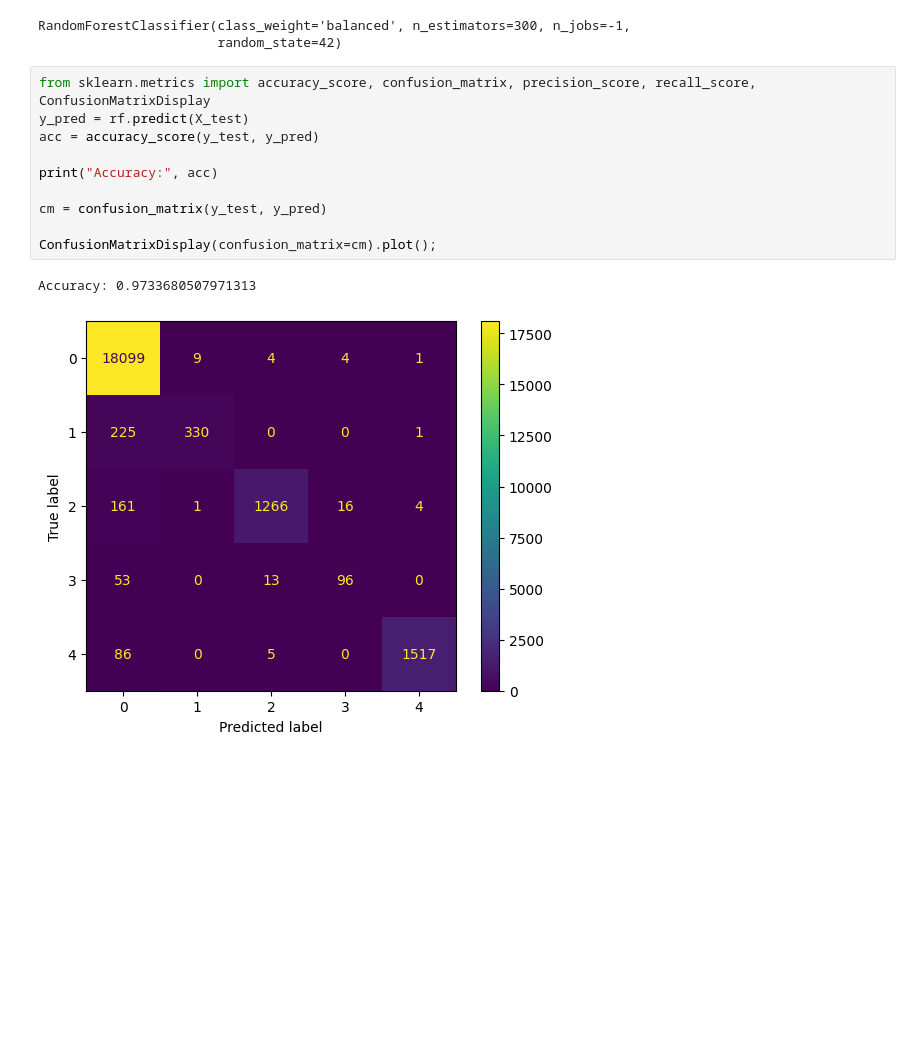
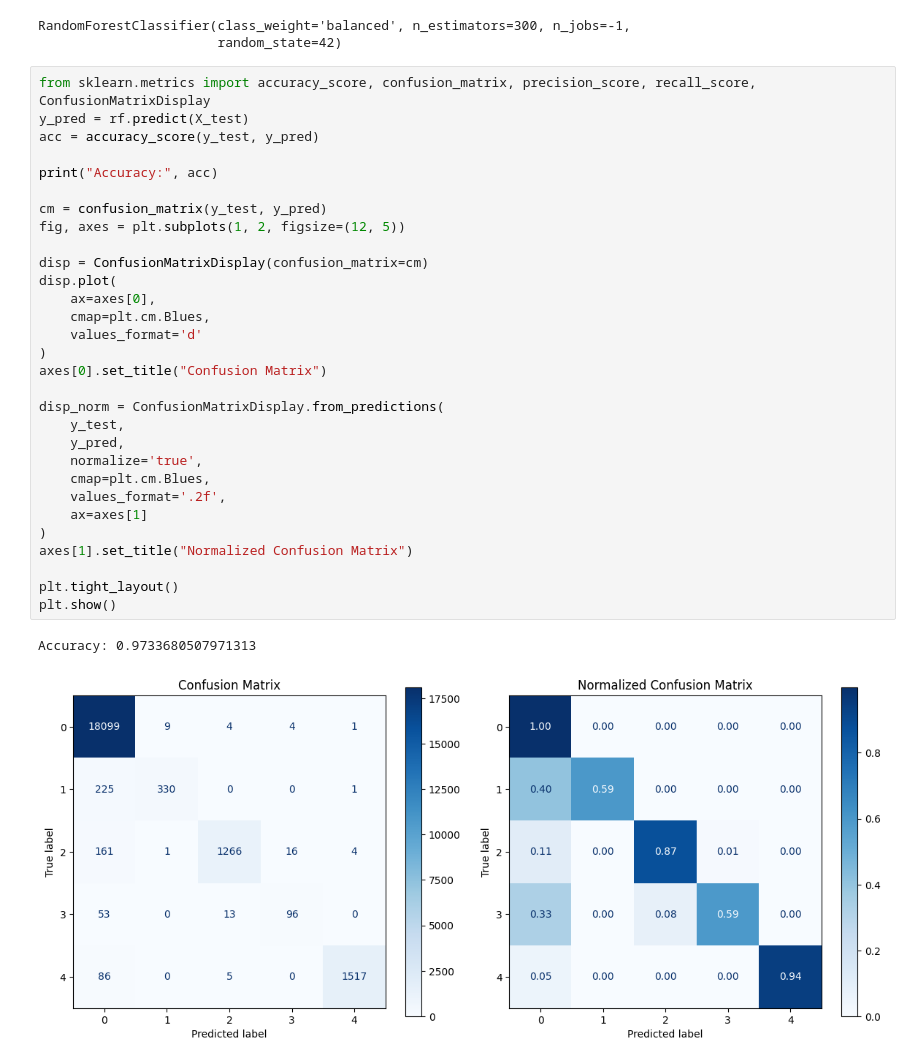
Before and after one commit to AnhTam324/mlmed2026, a Jupyter notebook: report1-mlm.ipynb, the cells around one changed output. Saved outputs shown, nothing was run; the diff lists cells and outputs as text; blank space fills up the shorter version.

```diff
--- a/report1-mlm.ipynb
+++ b/report1-mlm.ipynb
@@ -142,13 +142,33 @@ RandomForestClassifier(class_weight='balanced', n_estimators=300, n_jobs=-1,
 # %%
 from sklearn.metrics import accuracy_score, confusion_matrix, precision_score, recall_score, ConfusionMatrixDisplay
 y_pred = rf.predict(X_test)
 acc = accuracy_score(y_test, y_pred)
 
 print("Accuracy:", acc)
 
 cm = confusion_matrix(y_test, y_pred)
+fig, axes = plt.subplots(1, 2, figsize=(12, 5))
 
-ConfusionMatrixDisplay(confusion_matrix=cm).plot();
+disp = ConfusionMatrixDisplay(confusion_matrix=cm)
+disp.plot(
+    ax=axes[0],
+    cmap=plt.cm.Blues,
+    values_format='d'
+)
+axes[0].set_title("Confusion Matrix")
+
+disp_norm = ConfusionMatrixDisplay.from_predictions(
+    y_test,
+    y_pred,
+    normalize='true',
+    cmap=plt.cm.Blues,
+    values_format='.2f',
+    ax=axes[1]
+)
+axes[1].set_title("Normalized Confusion Matrix")
+
+plt.tight_layout()
+plt.show()
 # %% [output]
 Accuracy: 0.9733680507971313
-[figure, old version]
+[figure, new version]
```
